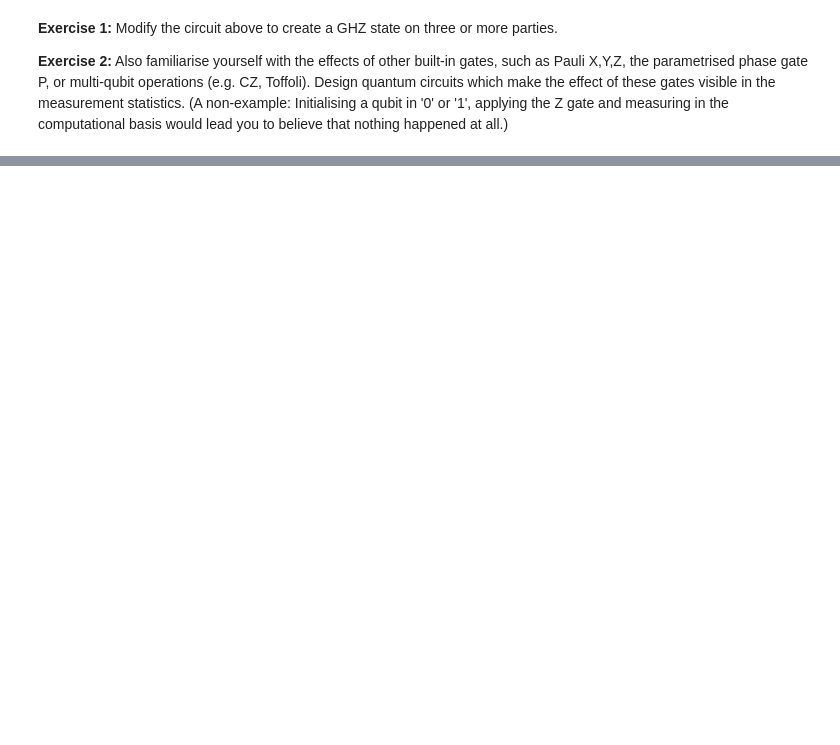
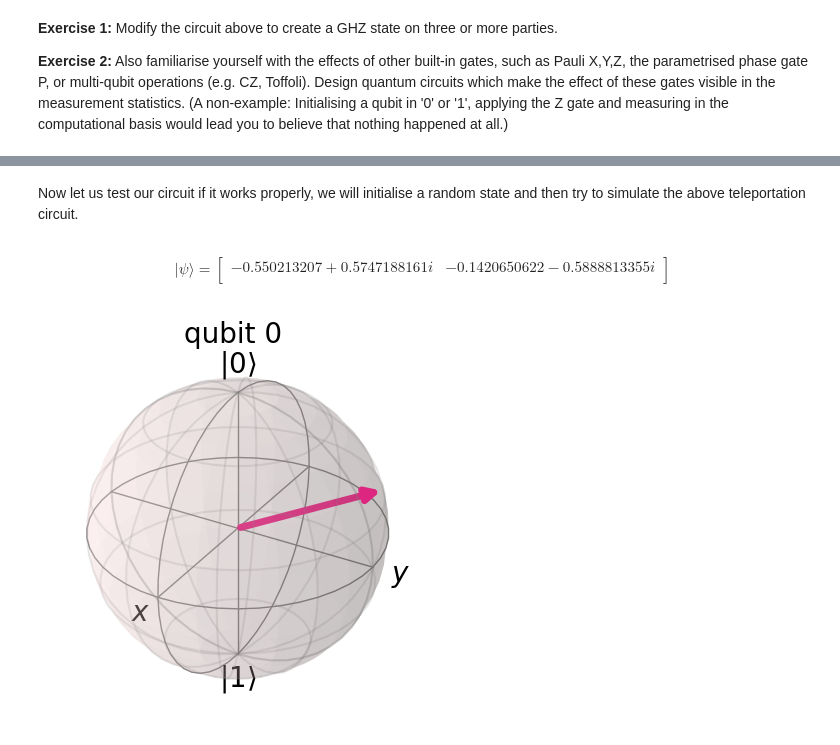
Before and after one commit to jprabhav/QuantumComputing_TUDa, a Jupyter notebook: Qiskit_Notebook_1.ipynb, the cells around one changed output, grey strips where cells are left out. Drawn from its saved outputs; the diff is of its cells as text; code cells hidden in the pictures; blank space fills up the shorter version.

```diff
--- a/Qiskit_Notebook_1.ipynb
+++ b/Qiskit_Notebook_1.ipynb
@@ -104,0 +172,18 @@ Total counts {'00': 529, '11': 471}
+# %% [markdown]
+Now let us test our circuit if it works properly, we will initialise a random state and then try to simulate the above teleportation circuit.
+# %%
+# Create random 1-qubit state
+psi = random_statevector(2)
+
+# Display it nicely
+display(array_to_latex(psi, prefix="|\\psi\\rangle ="))
+# Show it on a Bloch sphere
+plot_bloch_multivector(psi)
+# %% [output]
+$$
+|\psi\rangle =
+\begin{bmatrix}
+-0.550213207 + 0.5747188161 i & -0.1420650622 - 0.5888813355 i  \\
+ \end{bmatrix}
+$$
+[figure, added]
```
Also changed, not shown: parts of 25 cells of this notebook.
